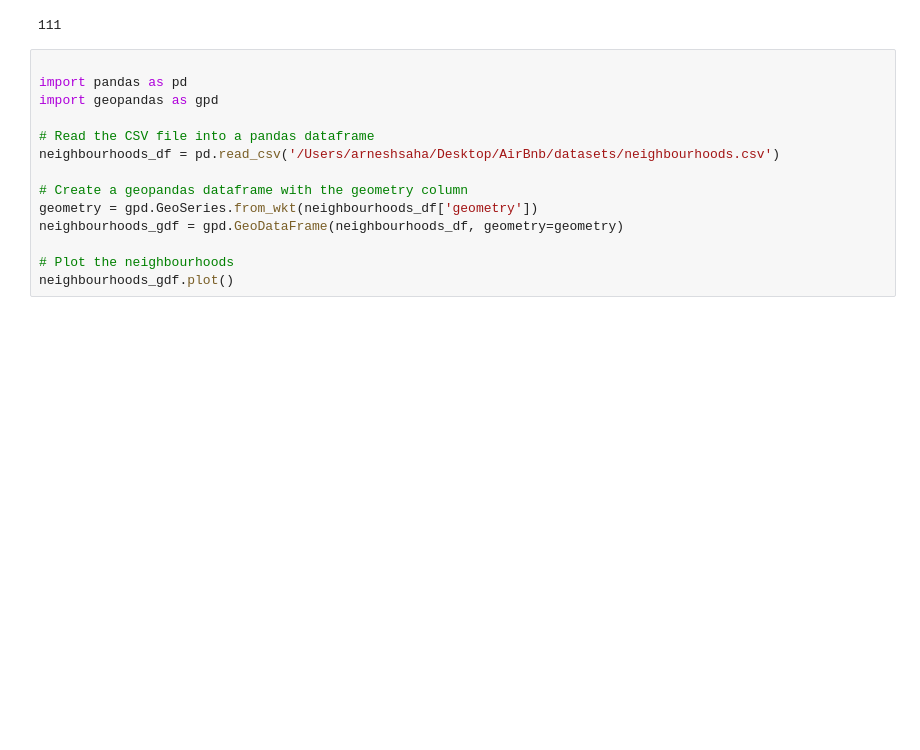
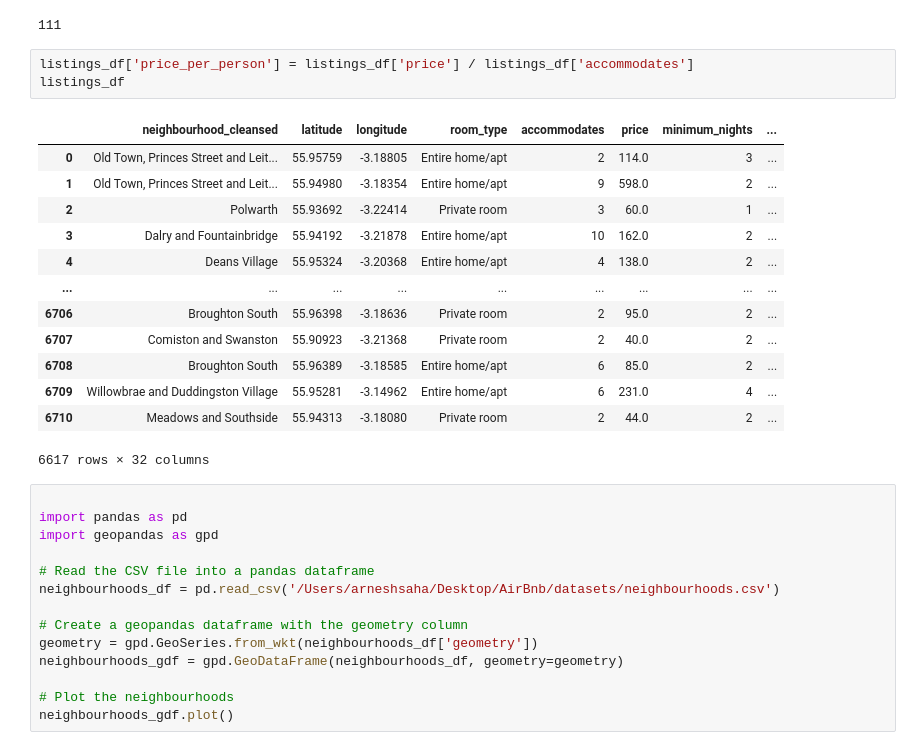
Before and after one commit to Arnesh997/FDS-Airbnb, a Jupyter notebook: main_2 arnesh_nbd1.ipynb, the cells around one changed output. Drawn from its saved outputs; the diff is of its cells as text; blank space fills up the shorter version.

```diff
--- a/main_2 arnesh_nbd1.ipynb
+++ b/main_2 arnesh_nbd1.ipynb
@@ -100,6 +100,23 @@ Filtered Shape: (6617, 31)
 listings_df.neighbourhood_cleansed.nunique()
 # %% [output]
 111
+# %%
+listings_df['price_per_person'] = listings_df['price'] / listings_df['accommodates']
+listings_df
+# %% [output]
+|  | neighbourhood_cleansed | latitude | longitude | room_type | accommodates | price | minimum_nights | ... |
+| 0 | Old Town, Princes Street and Leit... | 55.95759 | -3.18805 | Entire home/apt | 2 | 114.0 | 3 | ... |
+| 1 | Old Town, Princes Street and Leit... | 55.94980 | -3.18354 | Entire home/apt | 9 | 598.0 | 2 | ... |
+| 2 | Polwarth | 55.93692 | -3.22414 | Private room | 3 | 60.0 | 1 | ... |
+| 3 | Dalry and Fountainbridge | 55.94192 | -3.21878 | Entire home/apt | 10 | 162.0 | 2 | ... |
+| 4 | Deans Village | 55.95324 | -3.20368 | Entire home/apt | 4 | 138.0 | 2 | ... |
+| ... | ... | ... | ... | ... | ... | ... | ... | ... |
+| 6706 | Broughton South | 55.96398 | -3.18636 | Private room | 2 | 95.0 | 2 | ... |
+| 6707 | Comiston and Swanston | 55.90923 | -3.21368 | Private room | 2 | 40.0 | 2 | ... |
+| 6708 | Broughton South | 55.96389 | -3.18585 | Entire home/apt | 6 | 85.0 | 2 | ... |
+| 6709 | Willowbrae and Duddingston Village | 55.95281 | -3.14962 | Entire home/apt | 6 | 231.0 | 4 | ... |
+| 6710 | Meadows and Southside | 55.94313 | -3.18080 | Private room | 2 | 44.0 | 2 | ... |
+6617 rows × 32 columns
 # %%
 
 import pandas as pd
```
Also changed, not shown: parts of 5 cells of this notebook.
